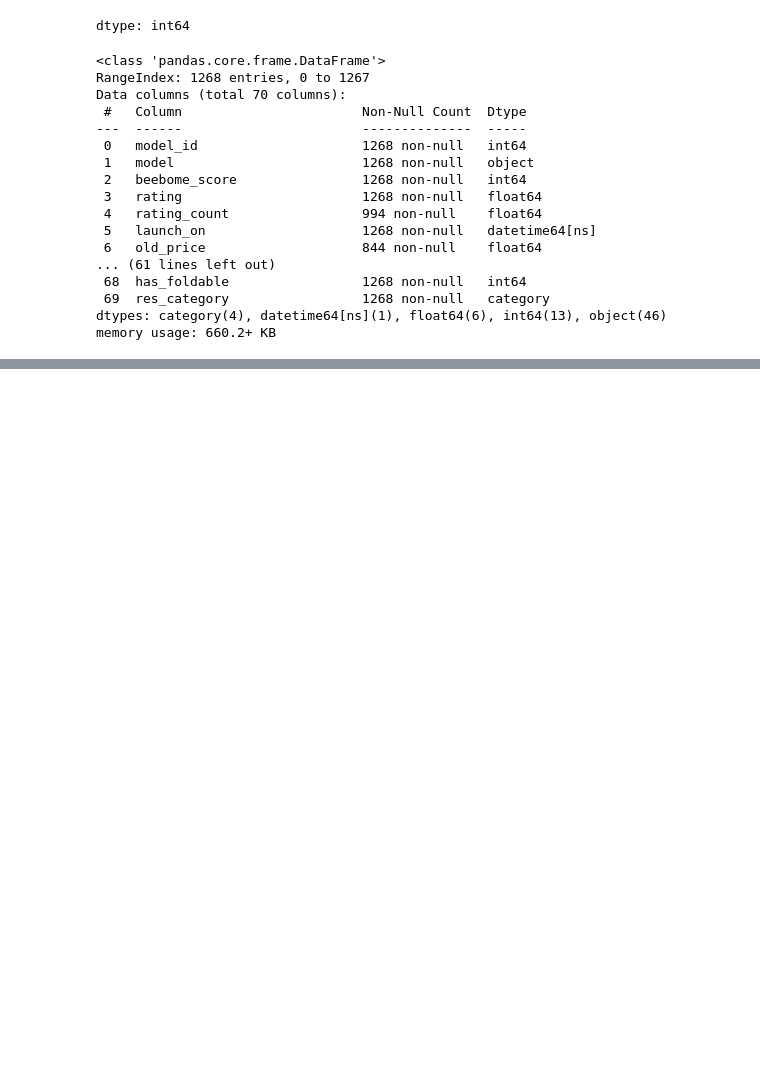
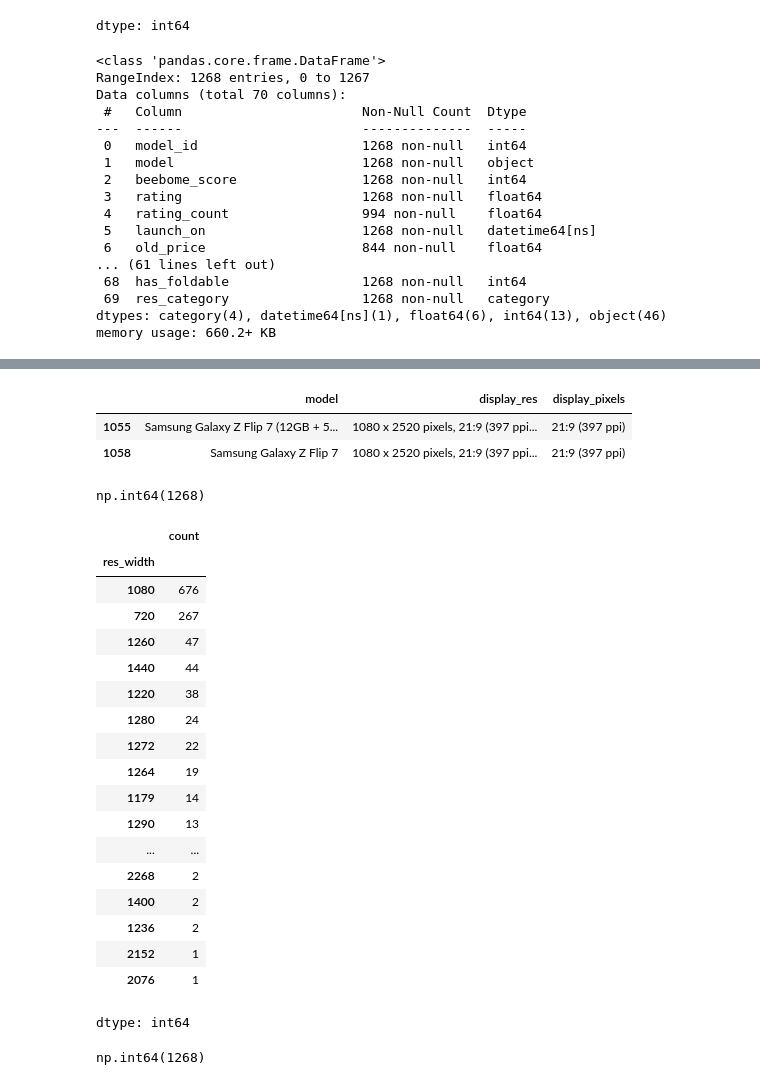
Before and after one commit to rajeshxdatascience/smartphone-recommender-system, a Jupyter notebook: SpecLens_AI_Data_Engineering.ipynb, the cells around one changed output, grey strips where cells are left out. Cells and saved outputs as stored; diff of their text form; code cells hidden in the pictures; blank space fills up the shorter version.

Commit message:
feat: extract numeric res_width and res_height for granular analysis

```diff
--- a/SpecLens_AI_Data_Engineering.ipynb
+++ b/SpecLens_AI_Data_Engineering.ipynb
@@ -1233,0 +1255,2 @@ memory usage: 660.2+ KB
+# %%
+df['display_pixels'] = df['display_res'].str.split(',').str.get(1)
@@ -1233,0 +1275,40 @@ memory usage: 660.2+ KB
+# %%
+df[~df['display_pixels'].str.contains('pixels')][['model','display_res','display_pixels']]
+# %% [output]
+|  | model | display_res | display_pixels |
+| 1055 | Samsung Galaxy Z Flip 7 (12GB + 5... | 1080 x 2520 pixels, 21:9 (397 ppi... | 21:9 (397 ppi) |
+| 1058 | Samsung Galaxy Z Flip 7 | 1080 x 2520 pixels, 21:9 (397 ppi... | 21:9 (397 ppi) |
+# %%
+df.loc[[1055,1058],'display_pixels'] = '1080 x 2520 pixels'
+# %%
+df[df['display_pixels'].str.contains('pixels')]['display_pixels'].count()
+# %% [output]
+np.int64(1268)
+# %%
+df['res_width'] = df['display_pixels'].str.split('x').str.get(0)
+# %%
+df['res_width'].value_counts()
+# %% [output]
+|  | count |
+| res_width |  |
+| 1080 | 676 |
+| 720 | 267 |
+| 1260 | 47 |
+| 1440 | 44 |
+| 1220 | 38 |
+| 1280 | 24 |
+| 1272 | 22 |
+| 1264 | 19 |
+| 1179 | 14 |
+| 1290 | 13 |
+| ... | ... |
+| 2268 | 2 |
+| 1400 | 2 |
+| 1236 | 2 |
+| 2152 | 1 |
+| 2076 | 1 |
+dtype: int64
+# %%
+df['res_width'].count()
+# %% [output]
+np.int64(1268)
```
Also changed, not shown: parts of 13 cells of this notebook.
